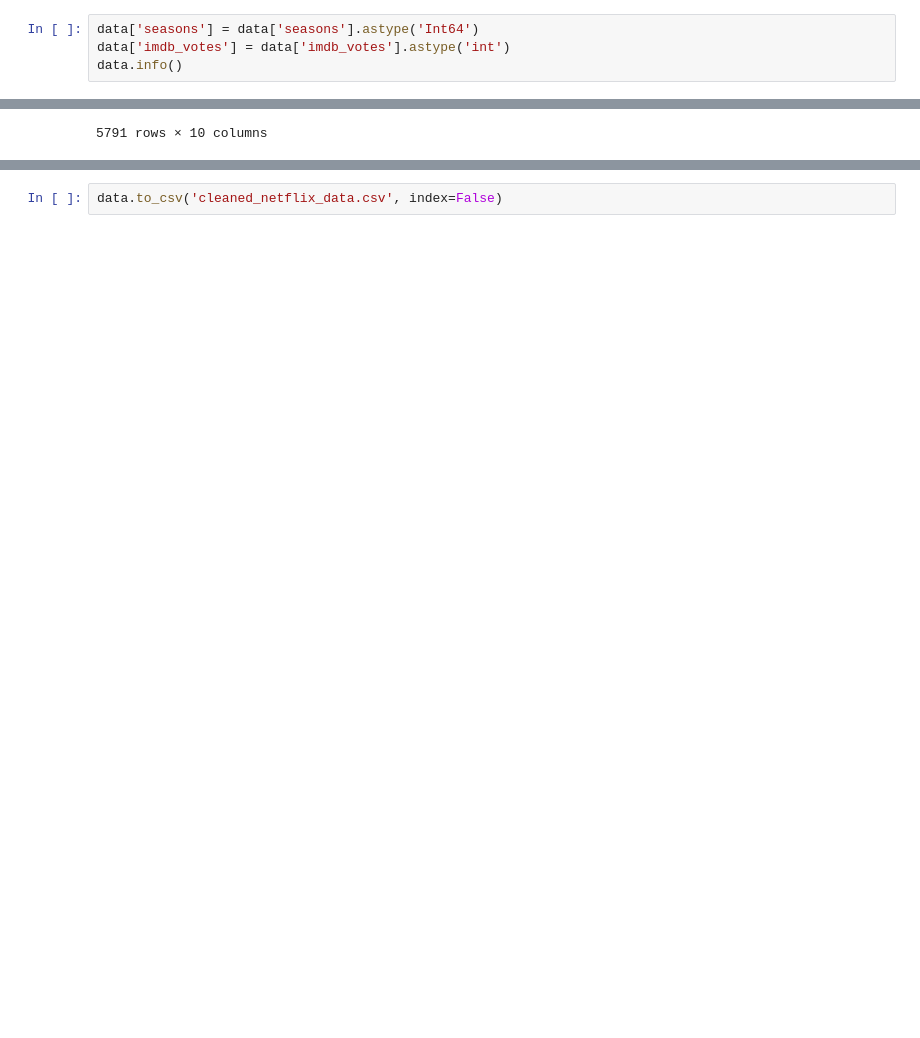
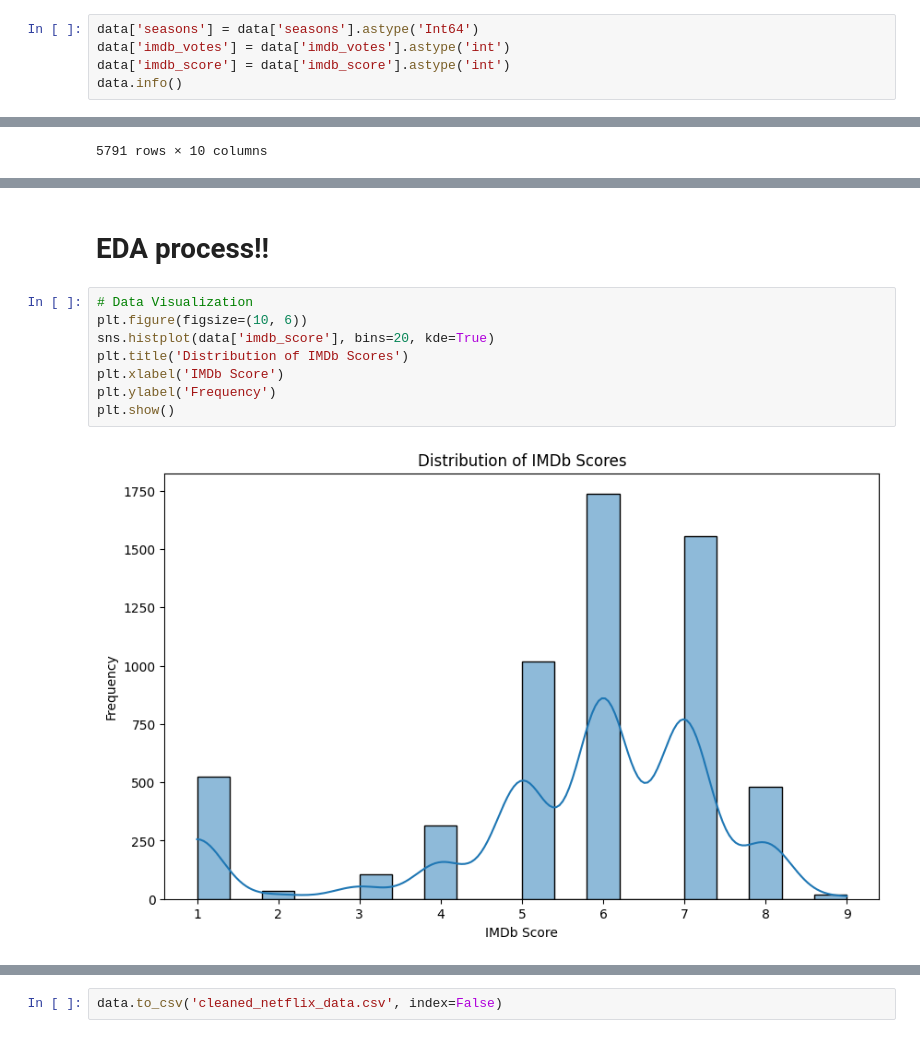
Before and after one commit to Karthikgolla9030/Netflix_Analysis_Project, a Jupyter notebook: processing.ipynb, the cells around one changed output, grey strips where cells are left out. Drawn from its saved outputs; the diff is of its cells as text; blank space fills up the shorter version.

```diff
--- a/processing.ipynb
+++ b/processing.ipynb
@@ -347,6 +347,7 @@ For example, when doing 'df[col].method(value, inplace=True)', try using 'df.met
 # %%
 data['seasons'] = data['seasons'].astype('Int64')
 data['imdb_votes'] = data['imdb_votes'].astype('int')
+data['imdb_score'] = data['imdb_score'].astype('int')
 data.info()
 # %% [output]
 <class 'pandas.core.frame.DataFrame'>
@@ -425,0 +441,12 @@ See the caveats in the documentation: https://pandas.pydata.org/pandas-docs/stab
+# %% [markdown]
+<h1>EDA process!!</h1>
+# %%
+# Data Visualization
+plt.figure(figsize=(10, 6))
+sns.histplot(data['imdb_score'], bins=20, kde=True)
+plt.title('Distribution of IMDb Scores')
+plt.xlabel('IMDb Score')
+plt.ylabel('Frequency')
+plt.show()
+# %% [output]
+[figure, added]
```
Also changed, not shown: parts of 10 cells of this notebook.
